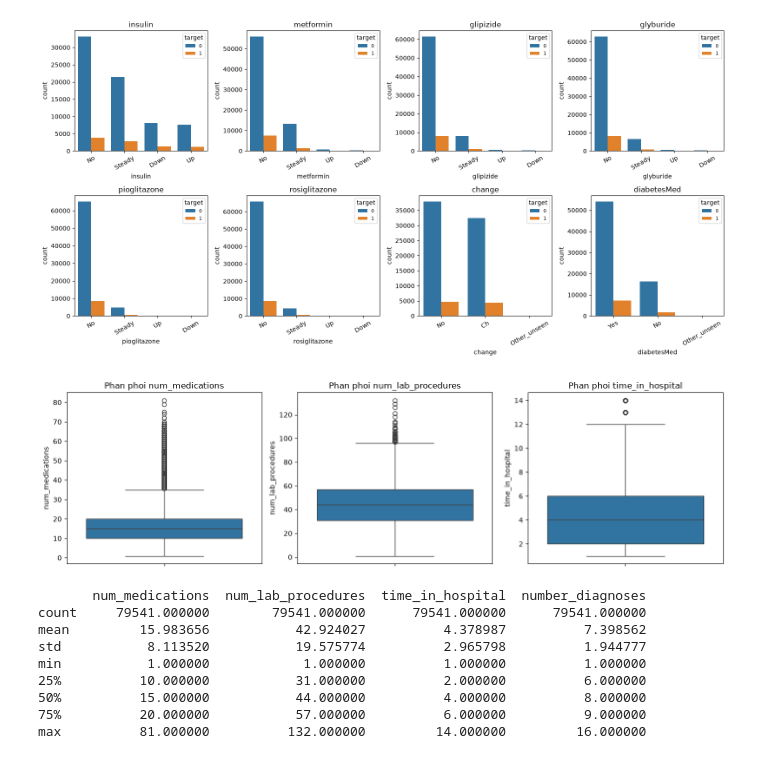
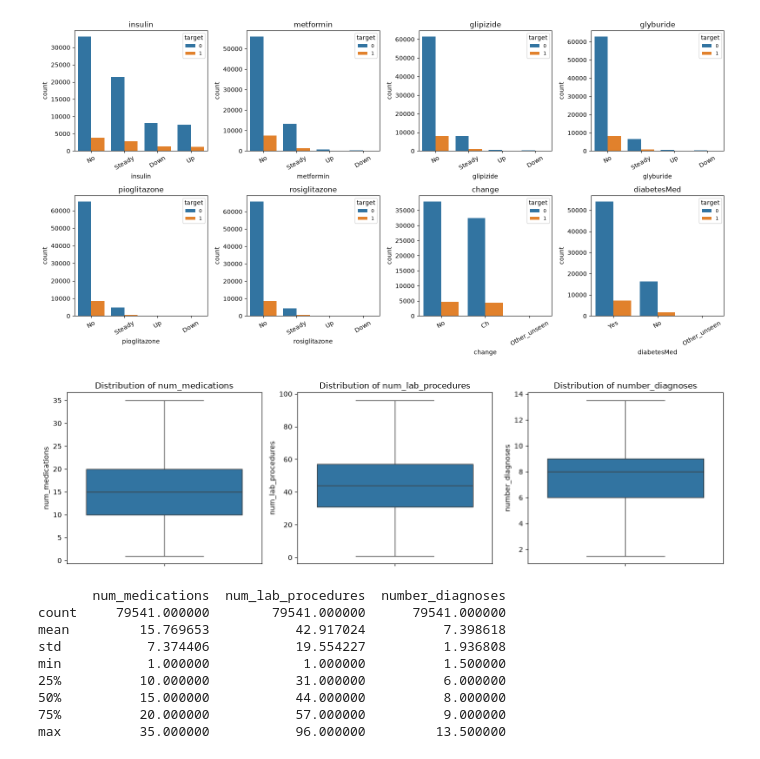
Before and after one commit to nnathuu/diabetes-readmission-prediction, a Jupyter notebook: notebooks/01_data_eda.ipynb, the cells around one changed output. Cells and saved outputs as stored; diff of their text form; code cells hidden in the pictures.

Commit message:
Update preprocessing and EDA

```diff
--- a/notebooks/01_data_eda.ipynb
+++ b/notebooks/01_data_eda.ipynb
@@ -66,6 +85,7 @@ Name: count, dtype: int64
 # %%
 df_step1 = basic_clean(df_raw)
 df_step1 = create_target(df_step1)
+df_step1 = group_unknown_ids(df_step1)
 df_step1 = add_diag_groups(df_step1)
 df_step1.shape
 # %% [output]
@@ -81,12 +101,10 @@ train_df, test_df = split_train_test(df_step1)
 # %%
 from scipy.stats import chi2_contingency
 
-# Kiem tra xem viec THIEU du lieu o cac cot missing-nhieu co lien quan
-# den target khong (thay vi chi dien "Unknown" roi bo qua)
 for col in ["medical_specialty", "payer_code", "race"]:
     ct = pd.crosstab(train_df[col].isna(), train_df["target"])
     chi2, p, dof, exp = chi2_contingency(ct)
-    ket_luan = "co lien quan den target" if p < 0.05 else "chua thay lien quan ro"
+    ket_luan = "Associated with target" if p < 0.05 else "No clear association found"
     print(f"{col}: ty le thieu = {train_df[col].isna().mean():.2%}, "
           f"chi-square p-value = {p:.4g} ({ket_luan})")
 # %% [output]
@@ -148,0 +169,6 @@ dtype: object
+# %%
+from preprocessing import fit_outlier_caps, apply_outlier_caps
+
+outlier_caps = fit_outlier_caps(train_df)
+train_df = apply_outlier_caps(train_df, outlier_caps)
+test_df = apply_outlier_caps(test_df, outlier_caps)
@@ -257,9 +291,9 @@ train_df = train_df.drop(columns=["number_inpatient_bin"])
 # %%
-# --- 6.3 Ma tran tuong quan giua cac bien so ---
+# --- Correlation matrix among numerical variables ---
 fig, ax = plt.subplots(figsize=(7, 6))
 sns.heatmap(train_df[num_cols].corr(), annot=True, fmt=".2f", cmap="coolwarm",
             center=0, ax=ax, square=True)
-ax.set_title("Ma tran tuong quan giua cac bien so")
+ax.set_title("Correlation Matrix of Numerical Variables")
 plt.tight_layout()
 plt.savefig(f"{OUTPUT_FIG_DIR}/numeric_corr_heatmap.png", dpi=150)
 plt.show()
@@ -282,25 +316,28 @@ plt.show()
 # %% [output]
 [figure]
 # %%
-# --- 6.5 Outlier / phan phoi cac bien so chinh ---
+# --- Outliers / distributions of key numerical variables ---
+# Note: Outliers were capped in Section 4.4 (thresholds calculated on the
+# train set), so the boxplots below show the data AFTER treatment and no
+# longer contain extremely high values as in the original data.
 fig, axes = plt.subplots(1, 3, figsize=(14, 4))
-for ax, col in zip(axes, ["num_medications", "num_lab_procedures", "time_in_hospital"]):
+for ax, col in zip(axes, ["num_medications", "num_lab_procedures", "number_diagnoses"]):
     sns.boxplot(data=train_df, y=col, ax=ax)
-    ax.set_title(f"Phan phoi {col}")
+    ax.set_title(f"Distribution of {col}")
 plt.tight_layout()
 plt.savefig(f"{OUTPUT_FIG_DIR}/outliers_numeric_cols.png", dpi=150)
 plt.show()
 
 print(train_df[["num_medications", "num_lab_procedures",
-                 "time_in_hospital", "number_diagnoses"]].describe())
+                 "number_diagnoses"]].describe())
 # %% [output]
-[figure, old version]
+[figure, new version]
-       num_medications  num_lab_procedures  time_in_hospital  number_diagnoses
-count     79541.000000        79541.000000      79541.000000      79541.000000
-mean         15.983656           42.924027          4.378987          7.398562
-std           8.113520           19.575774          2.965798          1.944777
-min           1.000000            1.000000          1.000000          1.000000
-25%          10.000000           31.000000          2.000000          6.000000
-50%          15.000000           44.000000          4.000000          8.000000
-75%          20.000000           57.000000          6.000000          9.000000
-max          81.000000          132.000000         14.000000         16.000000
+       num_medications  num_lab_procedures  number_diagnoses
+count     79541.000000        79541.000000      79541.000000
+mean         15.769653           42.917024          7.398618
+std           7.374406           19.554227          1.936808
+min           1.000000            1.000000          1.500000
+25%          10.000000           31.000000          6.000000
+50%          15.000000           44.000000          8.000000
+75%          20.000000           57.000000          9.000000
+max          35.000000           96.000000         13.500000
```
Also changed, not shown: parts of 29 cells of this notebook, 11 other files.
